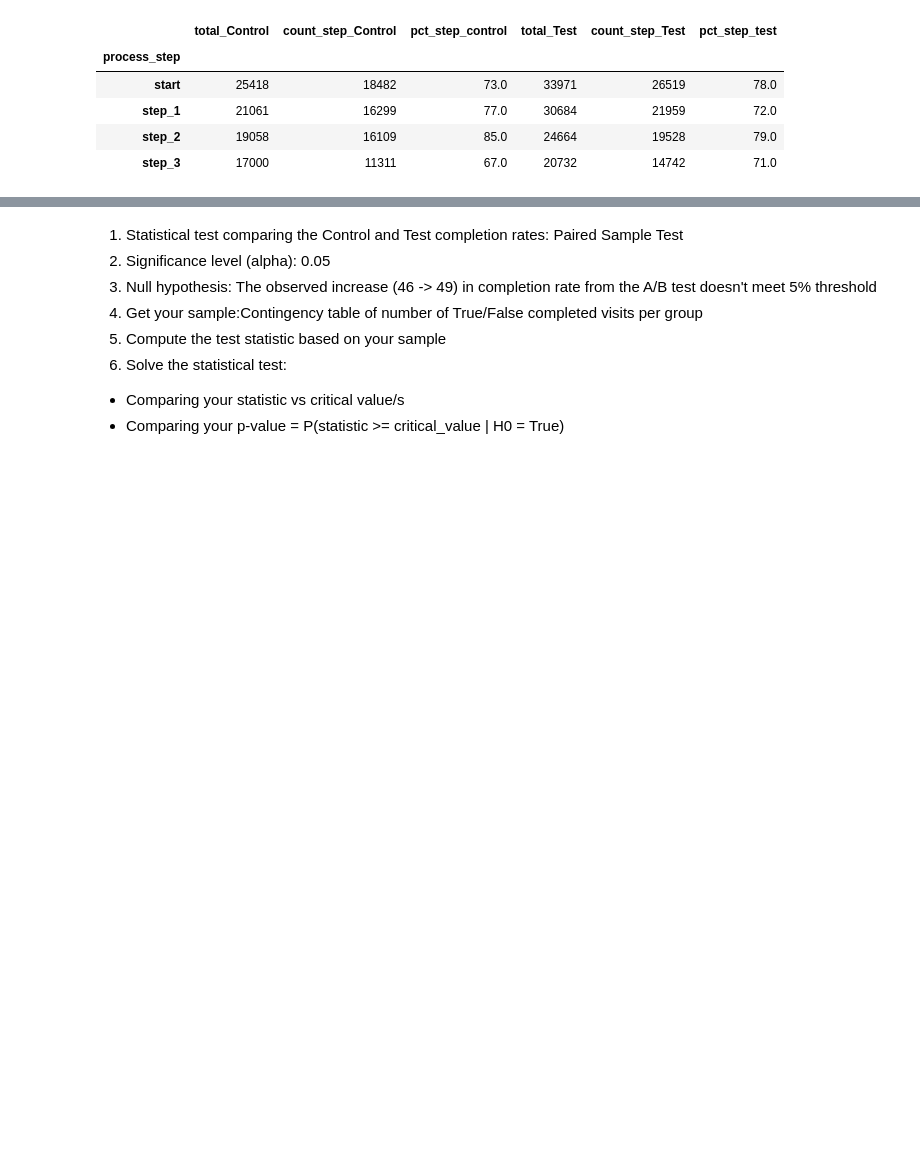
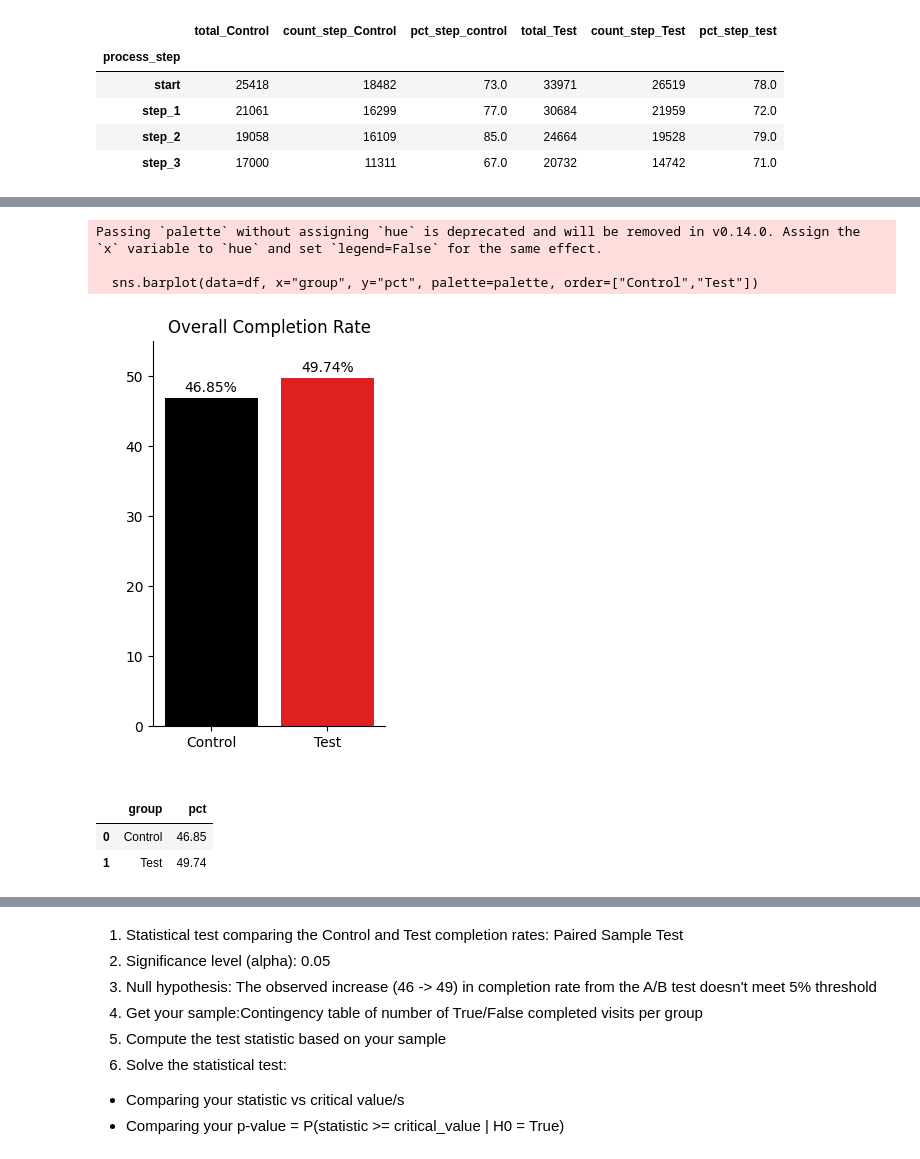
Before and after one commit to rachelv2/vanguard-ab-test, a Jupyter notebook: notebooks/KPI_completion.ipynb, the cells around one changed output, grey strips where cells are left out. Saved outputs shown, nothing was run; the diff lists cells and outputs as text; code cells hidden in the pictures; blank space fills up the shorter version.

```diff
--- a/notebooks/KPI_completion.ipynb
+++ b/notebooks/KPI_completion.ipynb
@@ -274,3 +314,40 @@ print(f" Completion rate for Test Group is: {test_completion_rate} %")
+# %%
+# Kepp the data
+df = pd.DataFrame({
+    "group": ["Control", "Test"],
+    "pct": [46.85, 49.74]
+})
+
+
+palette = {"Control": "black", "Test": "red"}
+
+# Bar plot
+plt.figure(figsize=(3,5))
+sns.barplot(data=df, x="group", y="pct", palette=palette, order=["Control","Test"])
+
+# Ajouter valeurs au-dessus des barres
+for i, row in df.iterrows():
+    plt.text(i, row['pct']+0.5, f"{row['pct']}%", ha='center', va='bottom')
+
+# Titres et axes
+plt.title("Overall Completion Rate", fontsize=12)
+plt.ylabel(" ")
+plt.xlabel(" ")
+plt.ylim(0, 55)
+sns.despine()  # supprime la bordure supérieure et droite
+plt.savefig(r"C:\Users\Utilisateur\Desktop\IRONHACK_DA\COURSES\week-5\vanguard-ab-test\figures\g_CmpltnRt_Grp.png")
+plt.show()
+# %% [output]
+Passing `palette` without assigning `hue` is deprecated and will be removed in v0.14.0. Assign the `x` variable to `hue` and set `legend=False` for the same effect.
+
+  sns.barplot(data=df, x="group", y="pct", palette=palette, order=["Control","Test"])
+[figure, added]
+# %%
+df
+# %% [output]
+|  | group | pct |
+| 0 | Control | 46.85 |
+| 1 | Test | 49.74 |
 # %%
 # Check if there is a significant difference between the 2 completion rates
 
```
Also changed, not shown: parts of 4 cells of this notebook, 2 other files.
